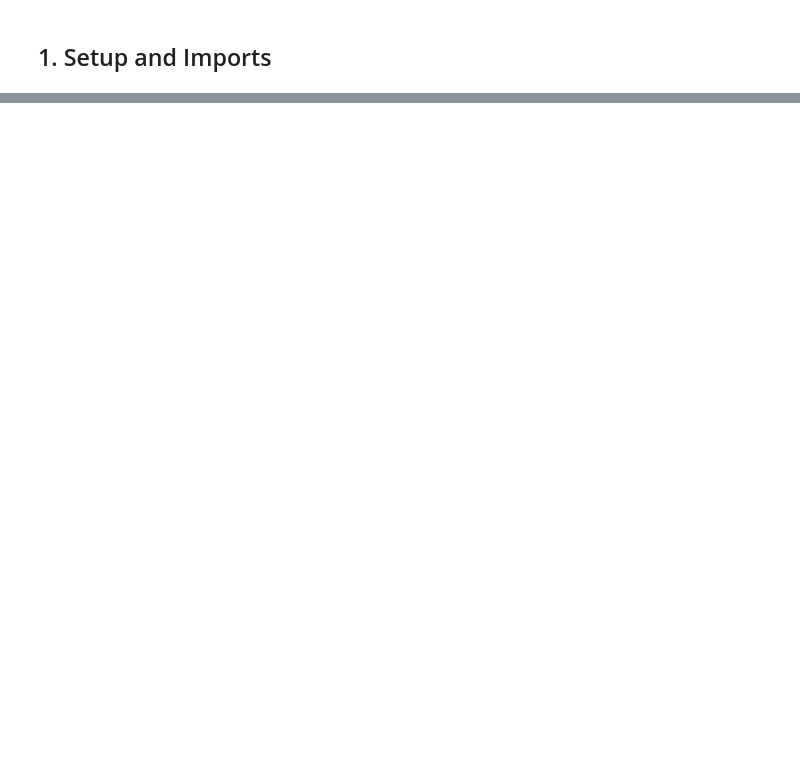
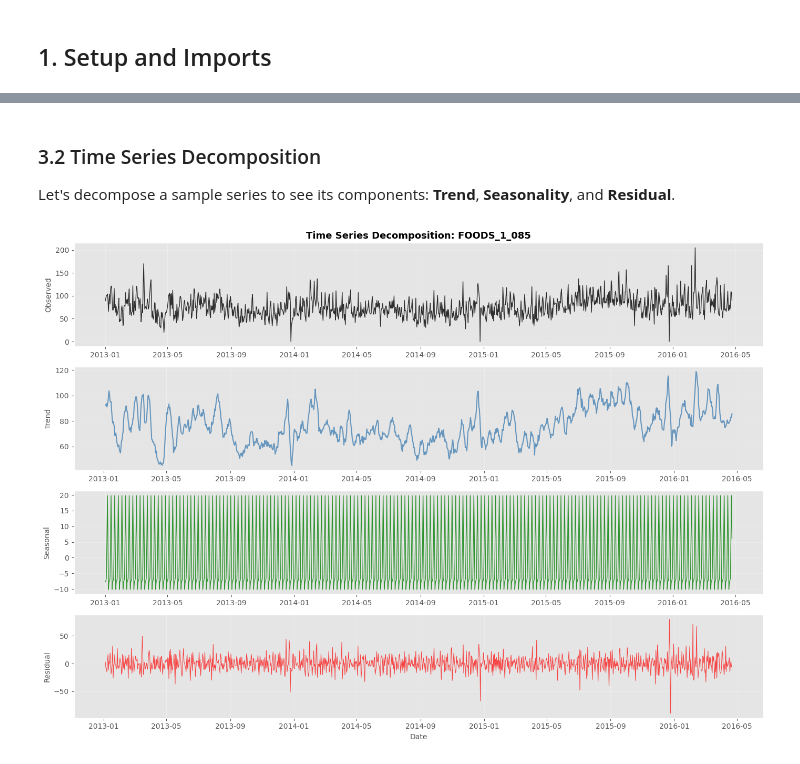
Before and after one commit to FilTheo/Cloud-for-AI, a Jupyter notebook: workshop_ml_2025/practical/end_to_end.ipynb, the cells around one changed output, grey strips where cells are left out. Cells and saved outputs as stored; diff of their text form; code cells hidden in the pictures; blank space fills up the shorter version.

```diff
--- a/workshop_ml_2025/practical/end_to_end.ipynb
+++ b/workshop_ml_2025/practical/end_to_end.ipynb
@@ -1183,0 +124,41 @@ print("="*80)
+# %% [markdown]
+### 3.2 Time Series Decomposition
+
+Let's decompose a sample series to see its components: **Trend**, **Seasonality**, and **Residual**.
+# %%
+# Decompose a sample item
+sample_item = items[0]
+item_data = df[df['unique_id'] == sample_item].sort_values('date').set_index('date')
+
+# Perform seasonal decomposition (period=7 for weekly seasonality)
+decomposition = seasonal_decompose(item_data['y'], model='additive', period=7)
+
+# Plot decomposition
+fig, axes = plt.subplots(4, 1, figsize=(14, 10))
+
+# Observed
+axes[0].plot(decomposition.observed, color='black', linewidth=1, alpha=0.8)
+axes[0].set_ylabel('Observed', fontsize=10)
+axes[0].set_title(f'Time Series Decomposition: {sample_item}', fontsize=13, fontweight='bold')
+axes[0].grid(True, alpha=0.3)
+
+# Trend
+axes[1].plot(decomposition.trend, color='steelblue', linewidth=1.5, alpha=0.8)
+axes[1].set_ylabel('Trend', fontsize=10)
+axes[1].grid(True, alpha=0.3)
+
+# Seasonal
+axes[2].plot(decomposition.seasonal, color='green', linewidth=1, alpha=0.8)
+axes[2].set_ylabel('Seasonal', fontsize=10)
+axes[2].grid(True, alpha=0.3)
+
+# Residual
+axes[3].plot(decomposition.resid, color='red', linewidth=0.8, alpha=0.7)
+axes[3].set_ylabel('Residual', fontsize=10)
+axes[3].set_xlabel('Date', fontsize=10)
+axes[3].grid(True, alpha=0.3)
+
+plt.tight_layout()
+plt.show()
+# %% [output]
+[figure, added]
```
Also changed, not shown: parts of 77 cells of this notebook.
